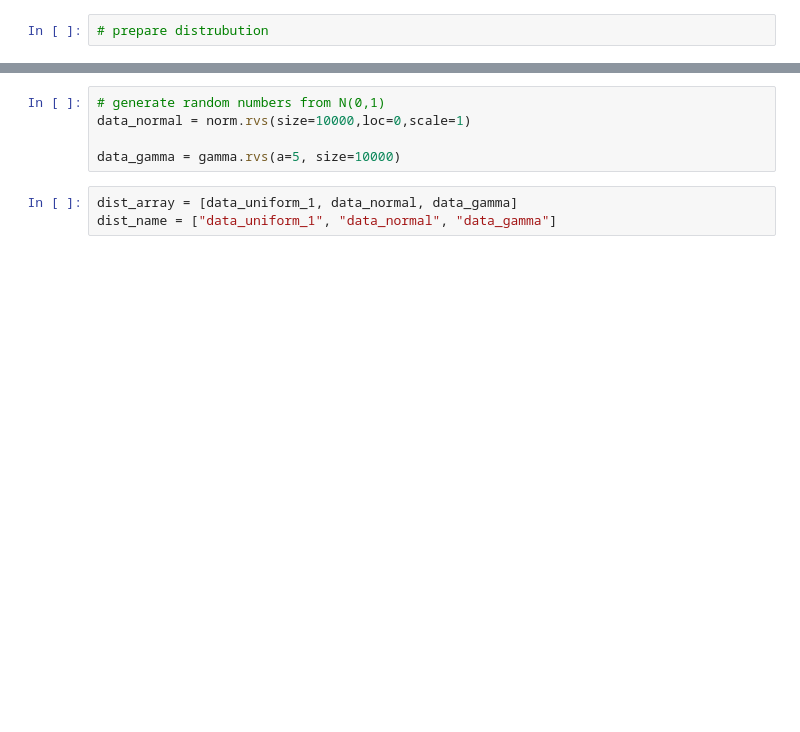
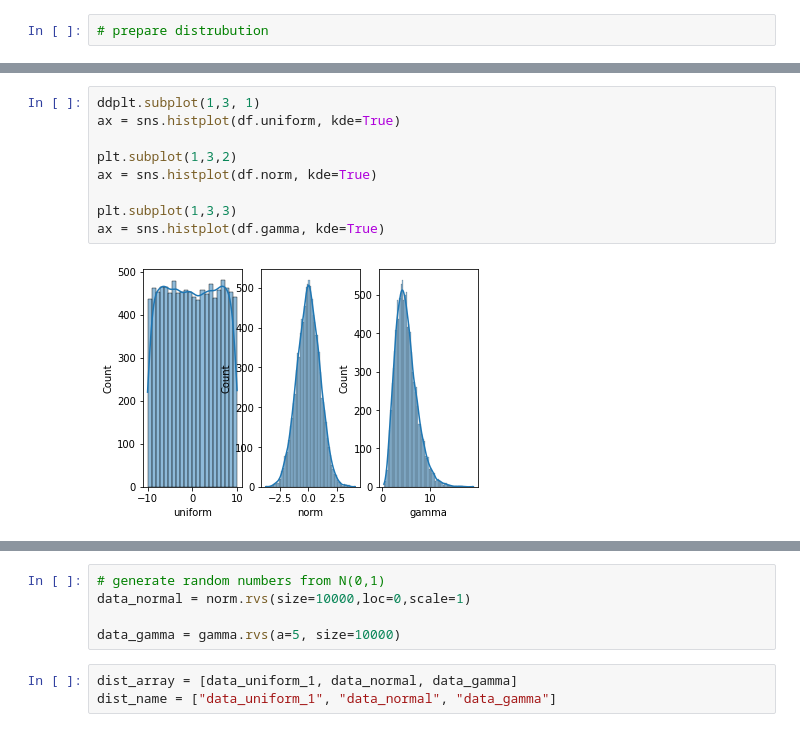
Before and after one commit to wzeyal/DataScience, a Jupyter notebook: Python_for_AI_Engineer/Exercises/7_Probability/5_2.ipynb, the cells around one changed output, grey strips where cells are left out. Cells and saved outputs as stored; diff of their text form; blank space fills up the shorter version.

```diff
--- a/Python_for_AI_Engineer/Exercises/7_Probability/5_2.ipynb
+++ b/Python_for_AI_Engineer/Exercises/7_Probability/5_2.ipynb
@@ -31,0 +49,11 @@ sigma_1 = np.sqrt(width_1 / 12)a
+# %%
+ddplt.subplot(1,3, 1)
+ax = sns.histplot(df.uniform, kde=True)
+
+plt.subplot(1,3,2)
+ax = sns.histplot(df.norm, kde=True)
+
+plt.subplot(1,3,3)
+ax = sns.histplot(df.gamma, kde=True)
+# %% [output]
+[figure, added]
```
Also changed, not shown: parts of 8 cells of this notebook.
